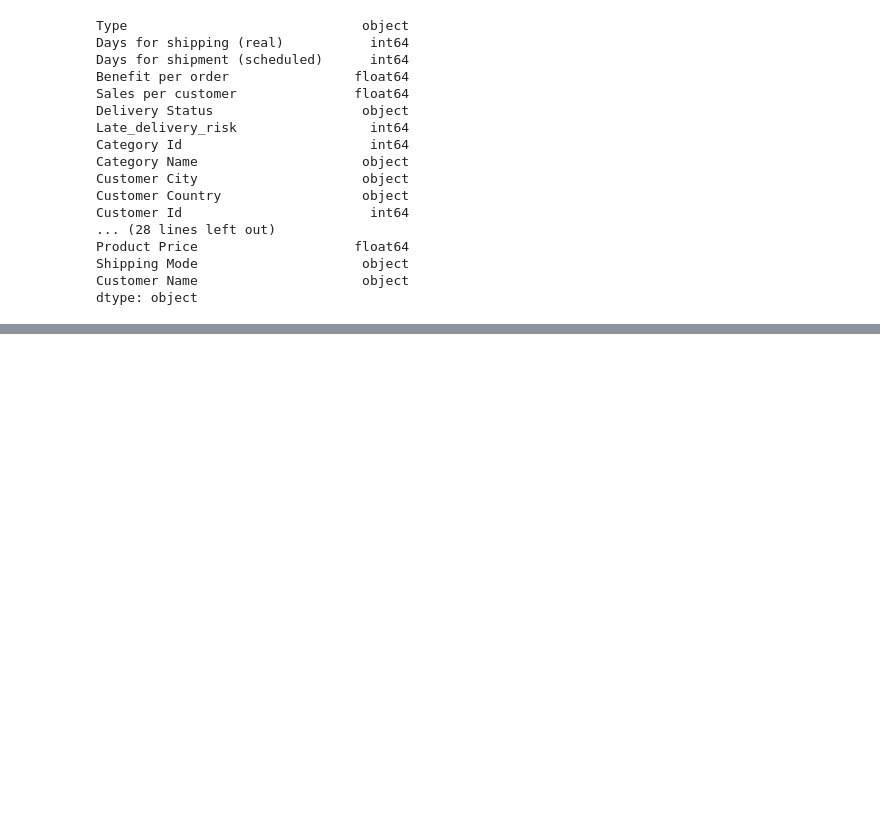
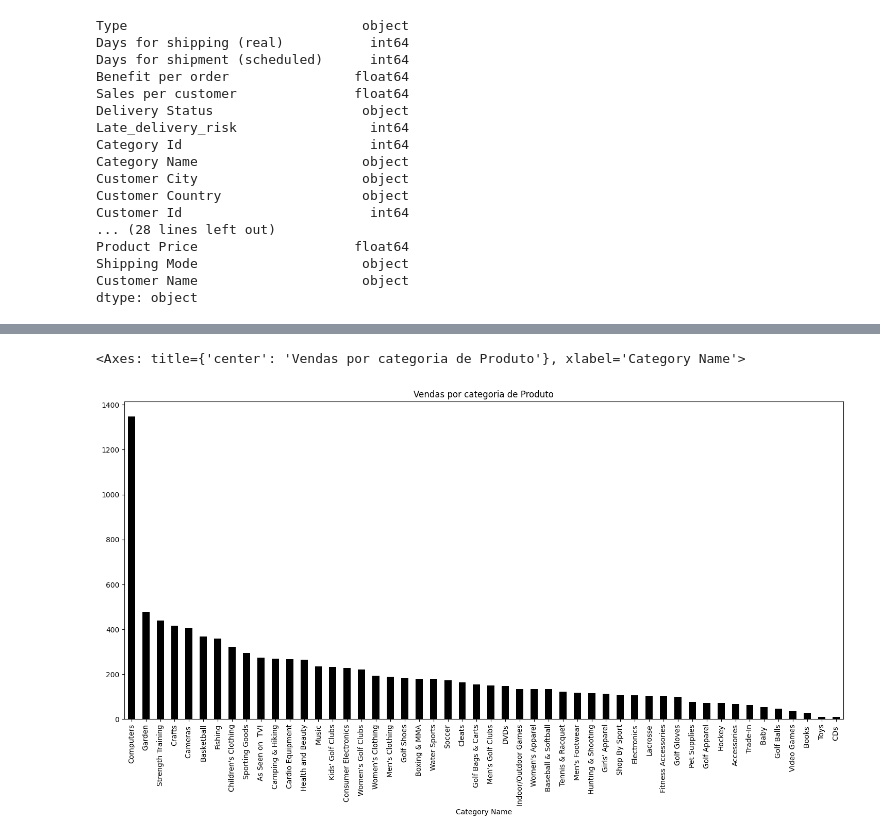
Before and after one commit to alyssonmontovanelli/formacao_dataScience_DSA, a Jupyter notebook: 05_businessAnalytcs/13_SupplyChain_Analytics/01_SupplyChain_PySpark.ipynb, the cells around one changed output, grey strips where cells are left out. Saved outputs shown, nothing was run; the diff lists cells and outputs as text; code cells hidden in the pictures; blank space fills up the shorter version.

```diff
--- a/05_businessAnalytcs/13_SupplyChain_Analytics/01_SupplyChain_PySpark.ipynb
+++ b/05_businessAnalytcs/13_SupplyChain_Analytics/01_SupplyChain_PySpark.ipynb
@@ -151,0 +190,9 @@ dtype: object
+# %%
+# PLot
+plt.figure(2)
+categoria['Sales per customer'].mean().sort_values(ascending= False).plot.bar(figsize = (18,8),
+                                                                                 color = ['black'],
+                                                                                 title = "Vendas por categoria de Produto")
+# %% [output]
+<Axes: title={'center': 'Vendas por categoria de Produto'}, xlabel='Category Name'>
+[figure, added]
```
Also changed, not shown: parts of 31 cells of this notebook, 4 other files.
